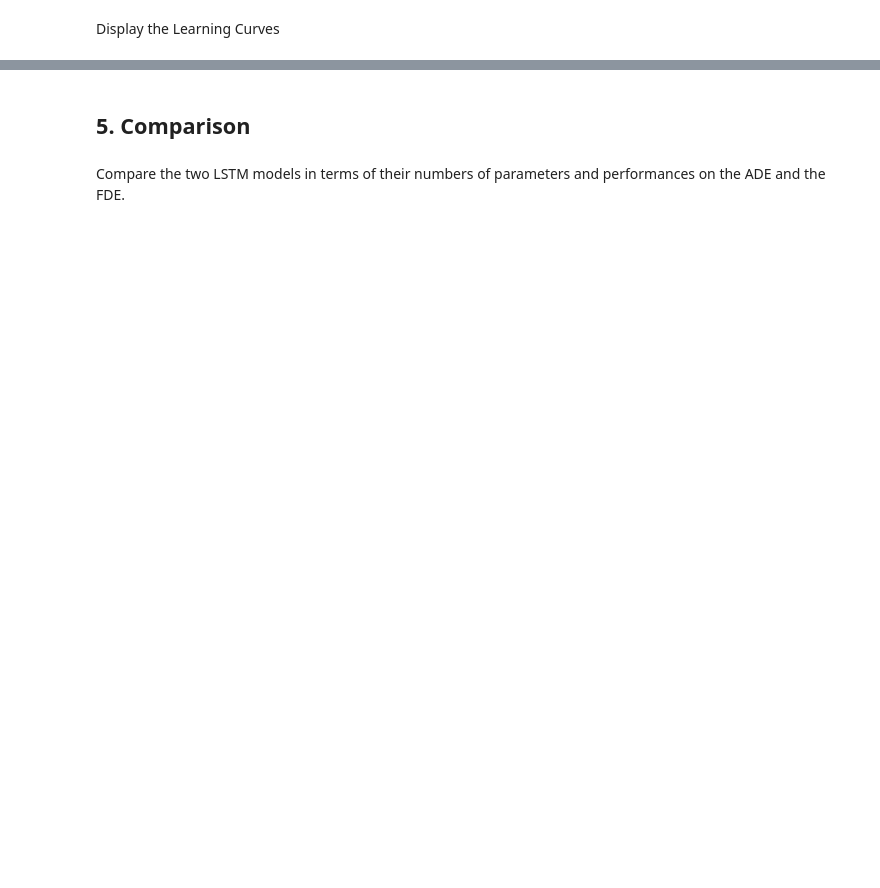
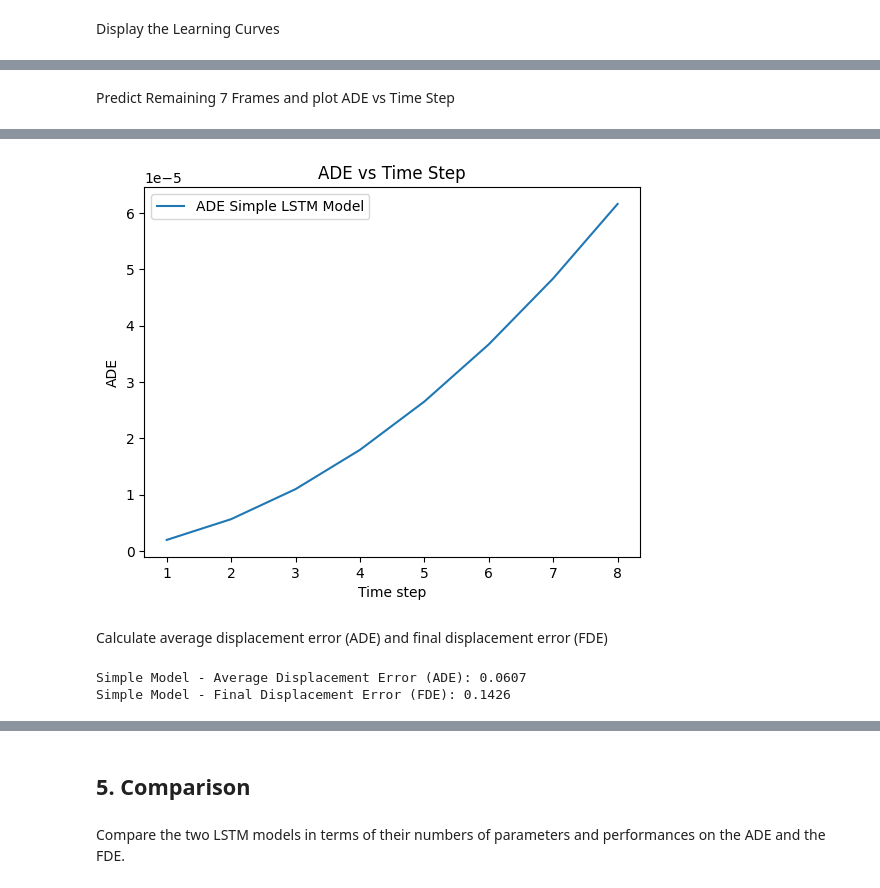
Before and after one commit to jiaminho/Human-Trajectory-Prediction-LSTM, a Jupyter notebook: Pedestrian_Trajectory_Prediction_LSTM.ipynb, the cells around one changed output, grey strips where cells are left out. Drawn from its saved outputs; the diff is of its cells as text; code cells hidden in the pictures; blank space fills up the shorter version.

```diff
--- a/Pedestrian_Trajectory_Prediction_LSTM.ipynb
+++ b/Pedestrian_Trajectory_Prediction_LSTM.ipynb
@@ -373,0 +247,40 @@ display_sampled_trajectories(val_observed, val_future, predicted_val_future2)
+# %% [markdown]
+Predict Remaining 7 Frames and plot ADE vs Time Step
+# %%
+# Initialize ADE arrays
+ade_per_step_simple = np.zeros(8)
+ade_per_step_encoder_decoder = np.zeros(8)
+num_samples = val_observed.shape[0]
+
+# Modified prediction and ADE calculation function
+def predict_and_calculate_ade(observed, ground_truth, model, ade_per_step_array, is_encoder_decoder=False):
+    predicted_future = np.zeros((observed.shape[0], 8, 2))
+    current_input = observed
+    decoder_input = np.zeros((observed.shape[0], 1, 2))  # Placeholder for the decoder input
+    for i in range(8):
+        if is_encoder_decoder:
+            next_step = model.predict([current_input, decoder_input])
+        else:
+            next_step = model.predict(current_input)
+
+        if next_step.shape[1] == 1:
+            next_step = next_step[:, 0, :]
+        predicted_future[:, i, :] = next_step
+        ade_this_step = np.mean(np.sqrt(np.sum(np.square(ground_truth[:, i, :] - next_step), axis=-1)))
+        ade_per_step_array[i] += ade_this_step
+        current_input = np.concatenate([current_input[:, 1:, :], next_step[:, np.newaxis, :]], axis=1)
+    return predicted_future
+
+# Calculate ADE for simple model
+predicted_val_future_simple = predict_and_calculate_ade(val_observed, val_future, simple_model, ade_per_step_simple)
+ade_per_step_simple /= num_samples
+
+# Plot ADE for both models
+plt.figure()
+plt.plot(range(1, 9), ade_per_step_simple, label='ADE Simple LSTM Model')
+plt.xlabel('Time step')
+plt.ylabel('ADE')
+plt.legend()
+plt.title('ADE vs Time Step')
+plt.show()
+# %% [output]
@@ -373,0 +295,12 @@ display_sampled_trajectories(val_observed, val_future, predicted_val_future2)
+[figure, added]
+# %% [markdown]
+Calculate average displacement error (ADE) and final displacement error (FDE)
+# %%
+# ADE & FDE using the predictions generated by the simple model
+ade_simple = ADE(val_future, predicted_val_future_simple)
+fde_simple = FDE(val_future[:, -1, :], predicted_val_future_simple[:, -1, :])
+print(f"Simple Model - Average Displacement Error (ADE): {ade_simple:.4f}")
+print(f"Simple Model - Final Displacement Error (FDE): {fde_simple:.4f}")
+# %% [output]
+Simple Model - Average Displacement Error (ADE): 0.0607
+Simple Model - Final Displacement Error (FDE): 0.1426
```
Also changed, not shown: parts of 62 cells of this notebook.
